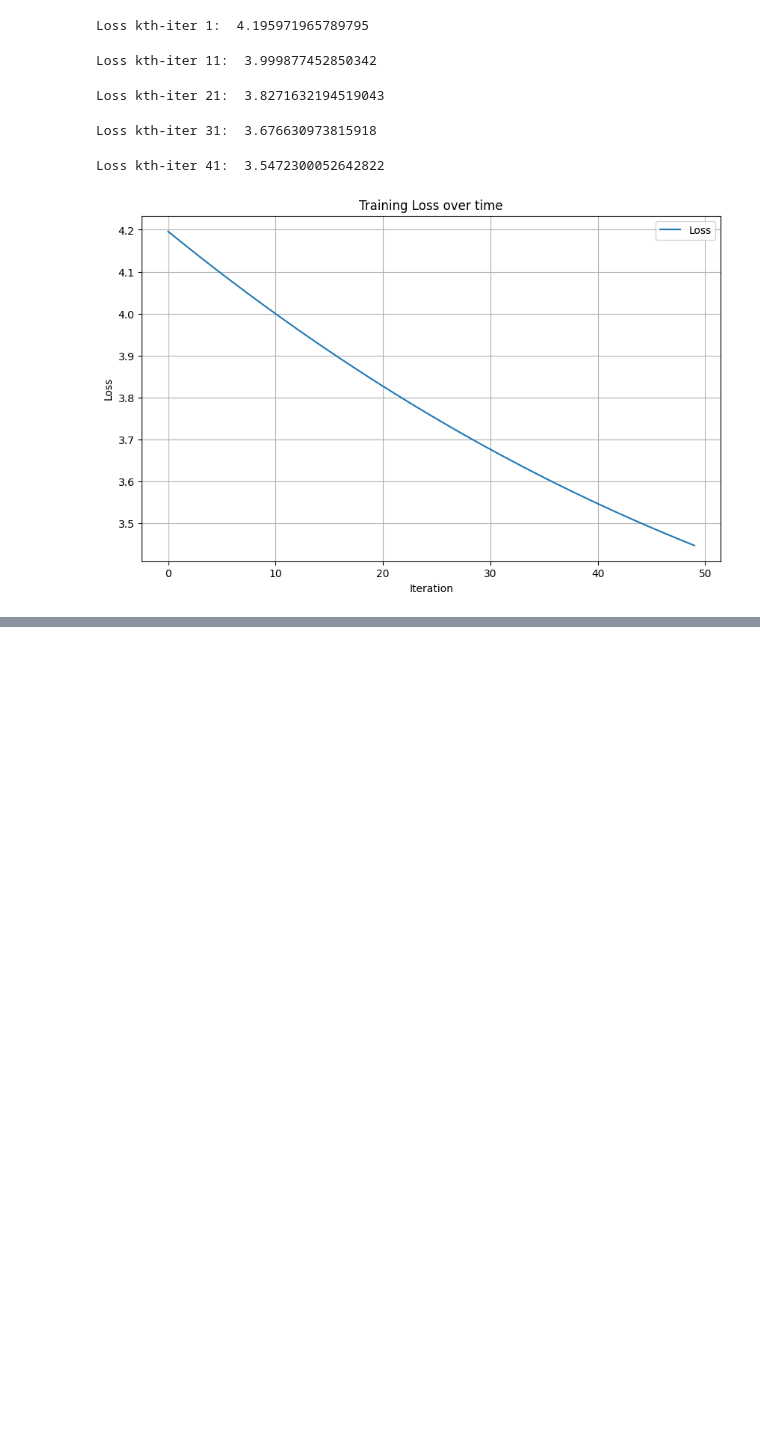
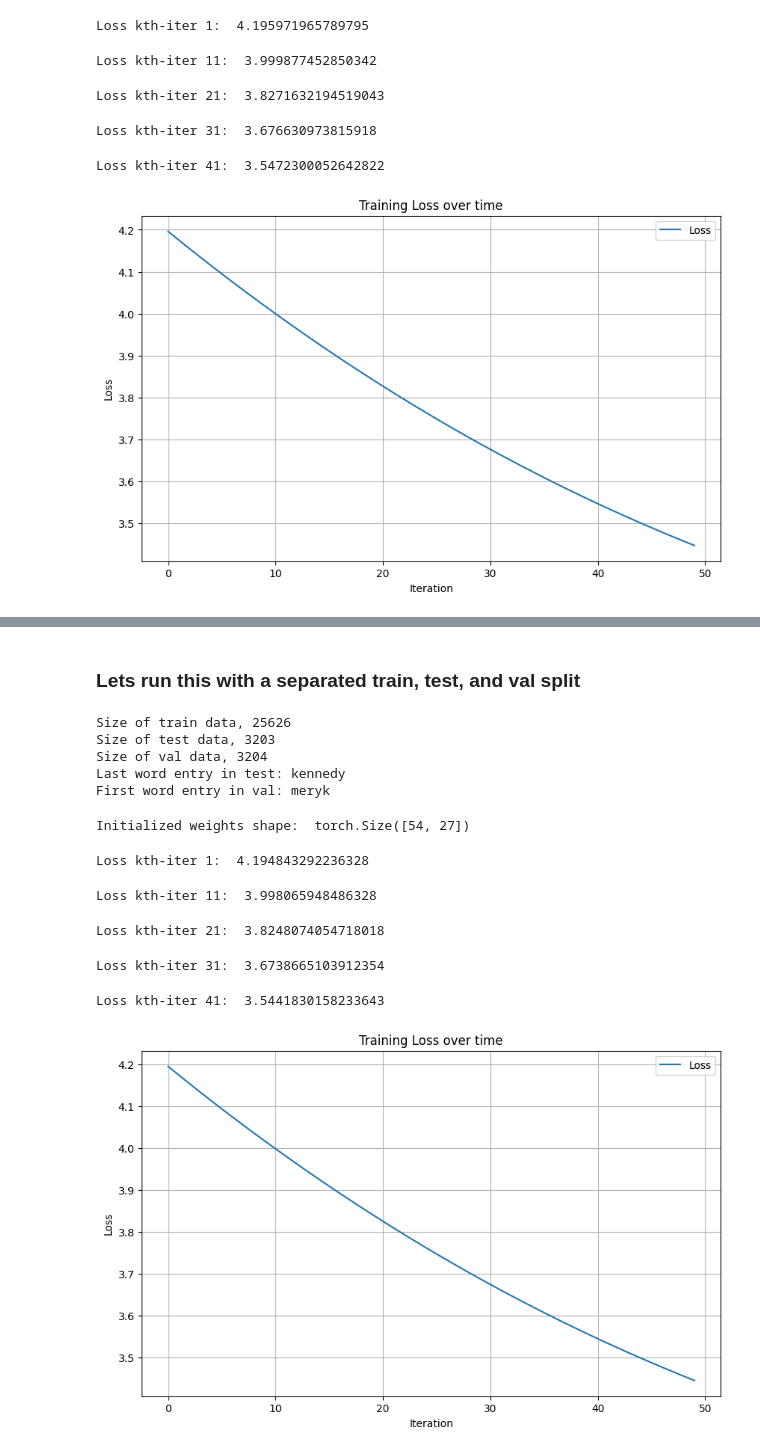
Before and after one commit to eitanzeev/first_principles, a Jupyter notebook: makemore_exercises.ipynb, the cells around one changed output, grey strips where cells are left out. Saved outputs shown, nothing was run; the diff lists cells and outputs as text; code cells hidden in the pictures; blank space fills up the shorter version.

```diff
--- a/makemore_exercises.ipynb
+++ b/makemore_exercises.ipynb
@@ -234,7 +235,7 @@ class Trigram():
     def __call__(self, x, y):
         """This is where we will compute the loss and store it"""
 
-        xenc = F.one_hot(x,  num_classes = self.num_outputs).float().reshape(num, -1)
+        xenc = F.one_hot(x,  num_classes = self.num_outputs).float().reshape(x.shape[0], -1)
 
         #can also write W with
         #W = torch.randn(self.num_features, 27), generator = g, requires_grad = True)
@@ -251,7 +252,7 @@ class Trigram():
         counts = logits.exp()
         probs = counts / counts.sum(1, keepdims = True) #double check that we keep keepdims = True!
 
-        loss = -probs[torch.arange(num), ys].log().mean()
+        loss = -probs[torch.arange(x.shape[0]), y].log().mean()
 
         return loss
 
@@ -266,7 +267,7 @@ class Trigram():
 
             #Regularization attempt
             if self.regularize:
-                loss += 0.01 * (self.weights**2).mean()
+                loss += self.reg_smooth_strength * (self.weights**2).mean()
             else:
                 pass
 
@@ -401,0 +399,2 @@ an.
+# %% [markdown]
+### Lets run this with a separated train, test, and val split
@@ -401,0 +438,51 @@ an.
+# %%
+train_data, test_data, val_data = split_data(ls_of_words = words,
+                                            train_size =0.8,
+                                            test_size = 0.1)
+print(f"Size of train data, {len(train_data)}")
+print(f"Size of test data, {len(test_data)}")
+print(f"Size of val data, {len(val_data)}")
+
+print(f"Last word entry in test: {test_data[-1]}")
+print(f"First word entry in val: {val_data[0]}")
+
+assert test_data[-1] != val_data[0], "ValueError: Splitting failure for the data. Overlapping entries detected"
+# %% [output]
+Size of train data, 25626
+Size of test data, 3203
+Size of val data, 3204
+Last word entry in test: kennedy
+First word entry in val: meryk
+# %%
+X_trigram_train, Y_trigram_train = prepare_datasets(train_data)
+X_trigram_test, Y_trigram_test = prepare_datasets(test_data)
+X_trigram_val, Y_trigram_val = prepare_datasets(val_data)
+# %%
+##Initiate the trigram model
+run_trigram = Trigram(num_features = 54,
+                    num_outputs = 27,
+                    num_epochs = 50,
+                    learning_rate = 1,
+                    reg_smooth_strength=0.01,
+                    regularize=True,
+                    seed = 2147483647)
+
+losses = run_trigram.fit(X_trigram_train, Y_trigram_train)
+
+min_loss_storage = min(losses)
+plt.figure(figsize=(10, 6))
+plt.plot(losses, label="Loss")
+plt.xlabel("Iteration")
+plt.ylabel("Loss")
+plt.title("Training Loss over time")
+plt.legend()
+plt.grid(True)
+plt.show()
+# %% [output]
+Initialized weights shape:  torch.Size([54, 27])
+Loss kth-iter 1:  4.194843292236328
+Loss kth-iter 11:  3.998065948486328
+Loss kth-iter 21:  3.8248074054718018
+Loss kth-iter 31:  3.6738665103912354
+Loss kth-iter 41:  3.5441830158233643
+[figure, added]
```
Also changed, not shown: parts of 14 cells of this notebook, 1 other file.
